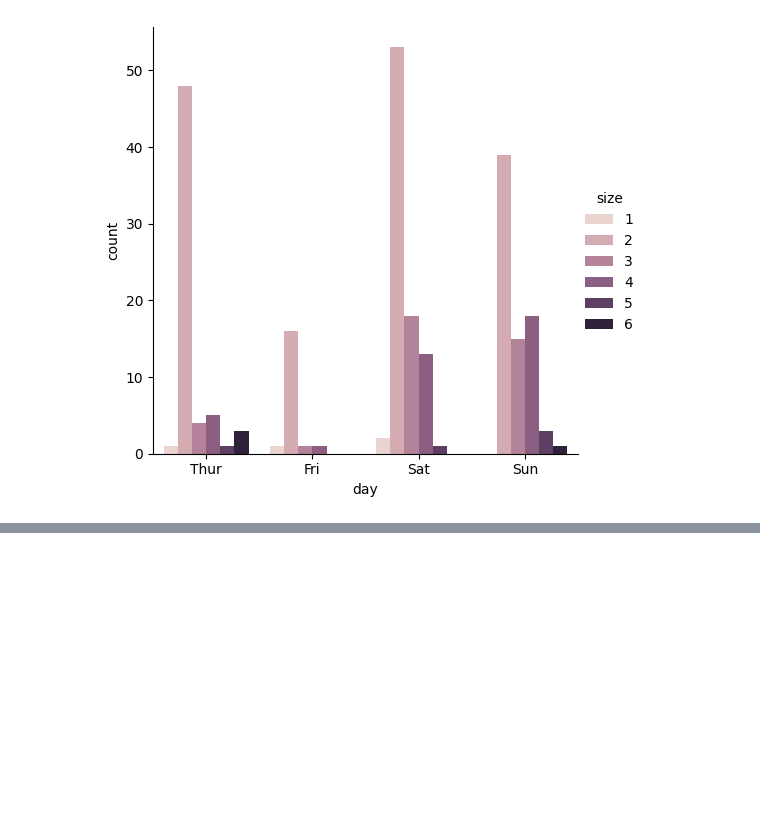
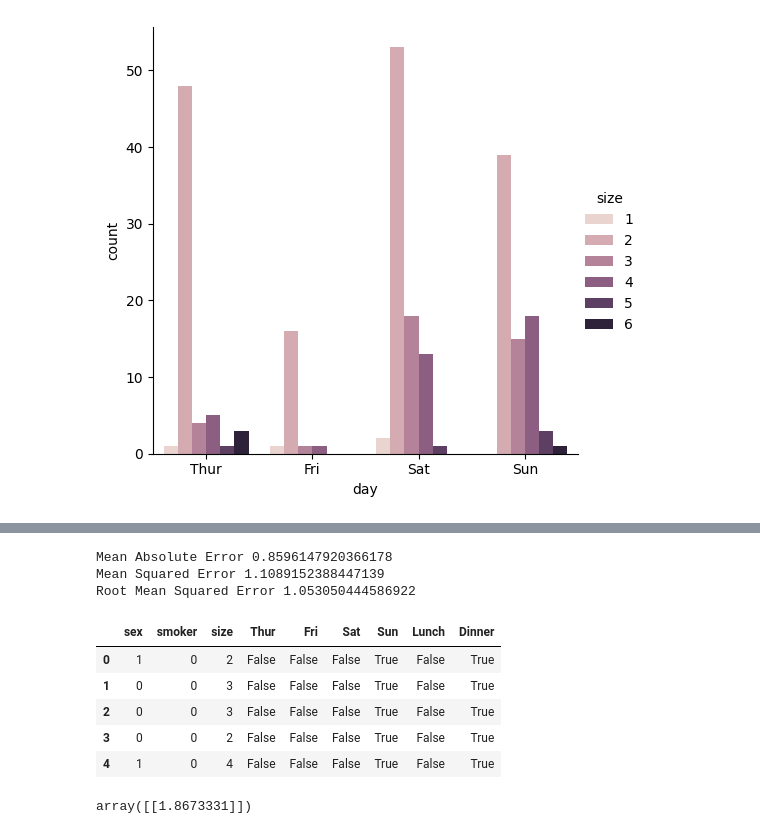
Before and after one commit to hosngholami/Learning, a Jupyter notebook: Linear_Regression.ipynb, the cells around one changed output, grey strips where cells are left out. Saved outputs shown, nothing was run; the diff lists cells and outputs as text; code cells hidden in the pictures; blank space fills up the shorter version.

```diff
--- a/Linear_Regression.ipynb
+++ b/Linear_Regression.ipynb
@@ -125,0 +186,22 @@ sns.catplot(x='day', hue='size', kind='count', data=data)
+# %%
+print('Mean Absolute Error', metrics.mean_absolute_error(Y_test, predections))
+print('Mean Squared Error', metrics.mean_squared_error(Y_test, predections))
+print('Root Mean Squared Error', np.sqrt(metrics.mean_squared_error(Y_test, predections)))
+# %% [output]
+Mean Absolute Error 0.8596147920366178
+Mean Squared Error 1.1089152388447139
+Root Mean Squared Error 1.053050444586922
+# %%
+X.head()
+# %% [output]
+|  | sex | smoker | size | Thur | Fri | Sat | Sun | Lunch | Dinner |
+| 0 | 1 | 0 | 2 | False | False | False | True | False | True |
+| 1 | 0 | 0 | 3 | False | False | False | True | False | True |
+| 2 | 0 | 0 | 3 | False | False | False | True | False | True |
+| 3 | 0 | 0 | 2 | False | False | False | True | False | True |
+| 4 | 1 | 0 | 4 | False | False | False | True | False | True |
+# %%
+customer = np.array([1, 0, 1, 0, 0, 0, 1, 0, 1]).reshape(1, -1)
+model.predict(customer)
+# %% [output]
+array([[1.8673331]])
```
Also changed, not shown: parts of 16 cells of this notebook.
